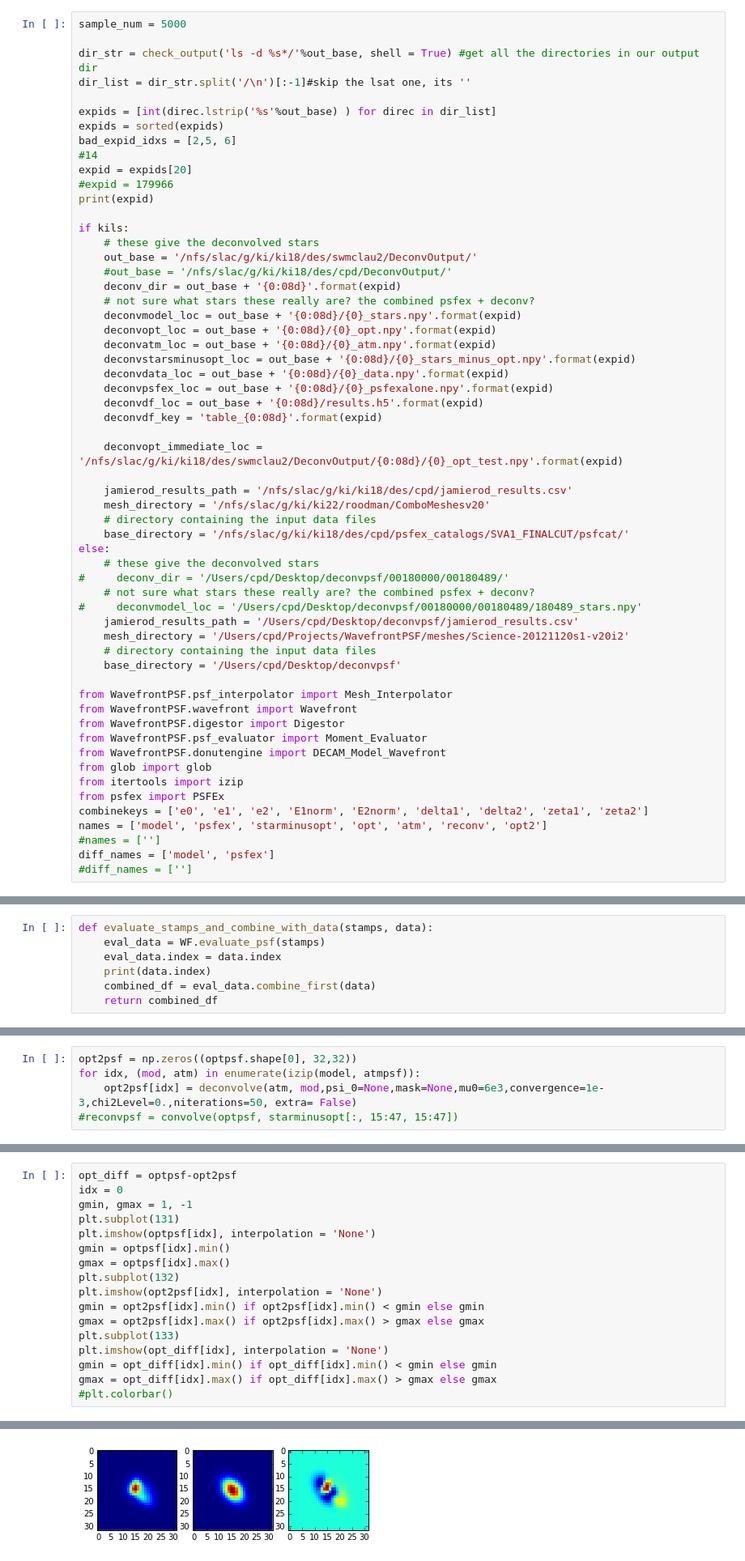
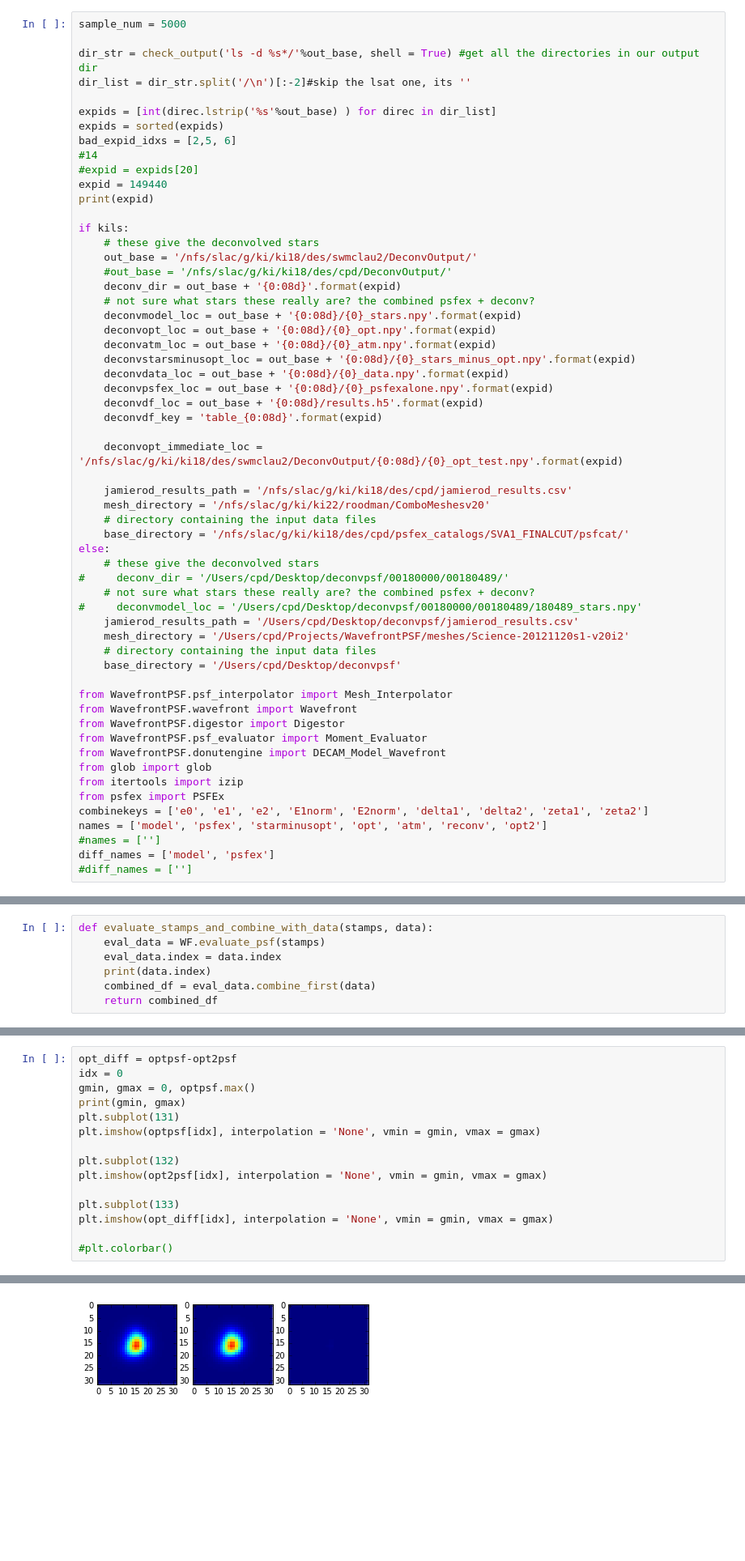
Before and after one commit to aaronroodman/DeconvolvePSF, a Jupyter notebook: Reconvolve_test.ipynb, the cells around one changed output, grey strips where cells are left out. Shown: that part at 81% size. Cells and saved outputs as stored; diff of their text form; blank space fills up the shorter version.

```diff
--- a/Reconvolve_test.ipynb
+++ b/Reconvolve_test.ipynb
@@ -51,14 +51,14 @@ out_base = '/nfs/slac/g/ki/ki18/des/swmclau2/DeconvOutput/'
 sample_num = 5000
 
 dir_str = check_output('ls -d %s*/'%out_base, shell = True) #get all the directories in our output dir
-dir_list = dir_str.split('/\n')[:-1]#skip the lsat one, its ''
+dir_list = dir_str.split('/\n')[:-2]#skip the lsat one, its ''
 
 expids = [int(direc.lstrip('%s'%out_base) ) for direc in dir_list]
 expids = sorted(expids)
 bad_expid_idxs = [2,5, 6]
 #14
-expid = expids[20]
-#expid = 179966
+#expid = expids[20]
+expid = 149440
 print(expid)
 
 if kils:
@@ -143,5 +130,0 @@ Int64Index([ 0,  1,  2,  3,  4,  5,  6,  7,  8,  9,
-# %%
-opt2psf = np.zeros((optpsf.shape[0], 32,32))
-for idx, (mod, atm) in enumerate(izip(model, atmpsf)):
-    opt2psf[idx] = deconvolve(atm, mod,psi_0=None,mask=None,mu0=6e3,convergence=1e-3,chi2Level=0.,niterations=50, extra= False)
-#reconvpsf = convolve(optpsf, starminusopt[:, 15:47, 15:47])
@@ -155,18 +148,16 @@ Int64Index([ 0,  1,  2,  3,  4,  5,  6,  7,  8,  9,
 # %%
 opt_diff = optpsf-opt2psf
 idx = 0
-gmin, gmax = 1, -1
+gmin, gmax = 0, optpsf.max()
+print(gmin, gmax)
 plt.subplot(131)
-plt.imshow(optpsf[idx], interpolation = 'None')
-gmin = optpsf[idx].min()
-gmax = optpsf[idx].max()
+plt.imshow(optpsf[idx], interpolation = 'None', vmin = gmin, vmax = gmax)
+
 plt.subplot(132)
-plt.imshow(opt2psf[idx], interpolation = 'None')
-gmin = opt2psf[idx].min() if opt2psf[idx].min() < gmin else gmin
-gmax = opt2psf[idx].max() if opt2psf[idx].max() > gmax else gmax
+plt.imshow(opt2psf[idx], interpolation = 'None', vmin = gmin, vmax = gmax)
+
 plt.subplot(133)
-plt.imshow(opt_diff[idx], interpolation = 'None')
-gmin = opt_diff[idx].min() if opt_diff[idx].min() < gmin else gmin
-gmax = opt_diff[idx].max() if opt_diff[idx].max() > gmax else gmax
+plt.imshow(opt_diff[idx], interpolation = 'None', vmin = gmin, vmax = gmax)
+
 #plt.colorbar()
 # %% [output]
@@ -173,4 +166,4 @@ gmax = opt_diff[idx].max() if opt_diff[idx].max() > gmax else gmax
-[figure, old version]
+[figure, new version]
 # %%
 new_names = ['reconv', 'opt2']
 new_df_list = [reconvpsf_df, opt2psf_df]
```
Also changed, not shown: parts of 16 cells of this notebook, 2 other files.
